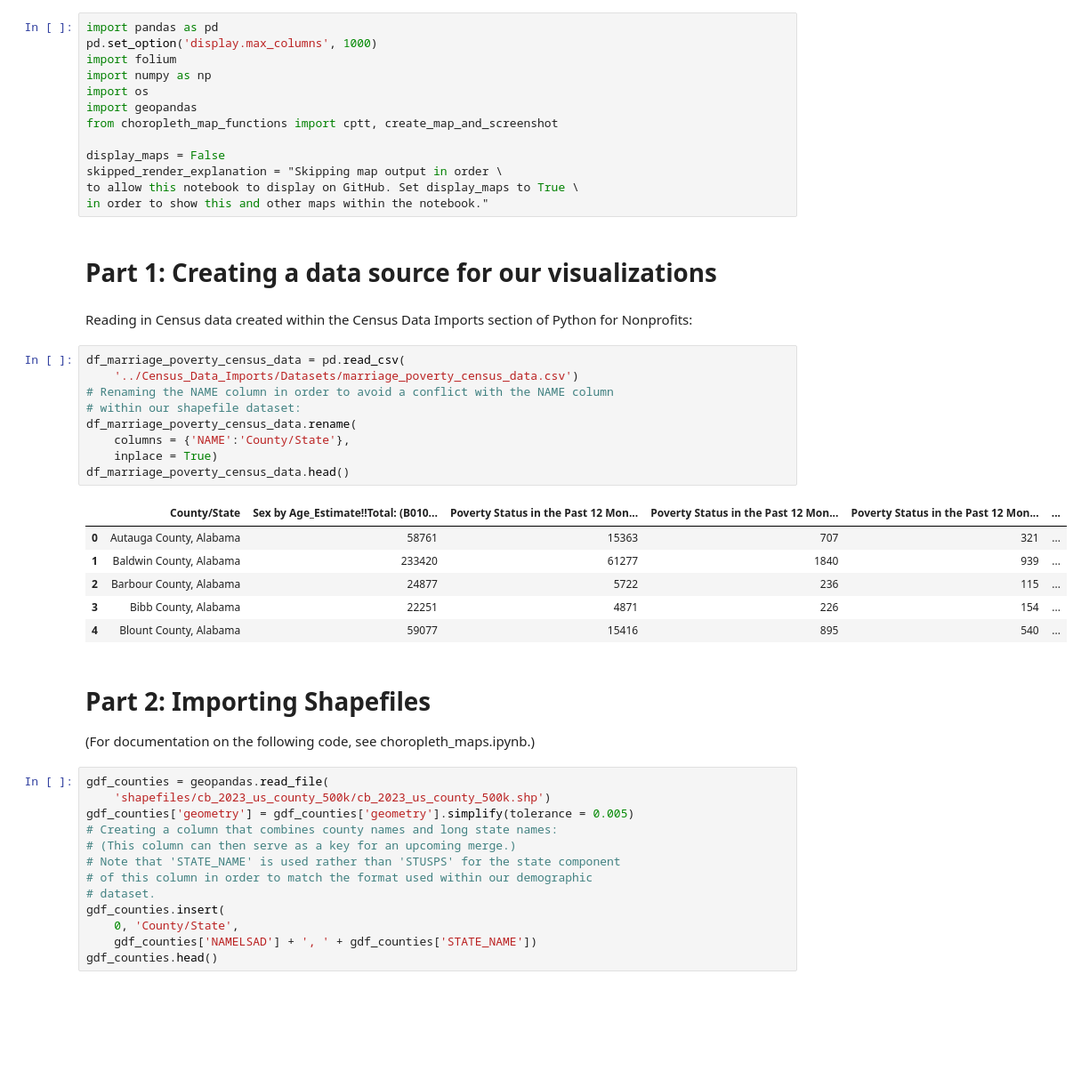
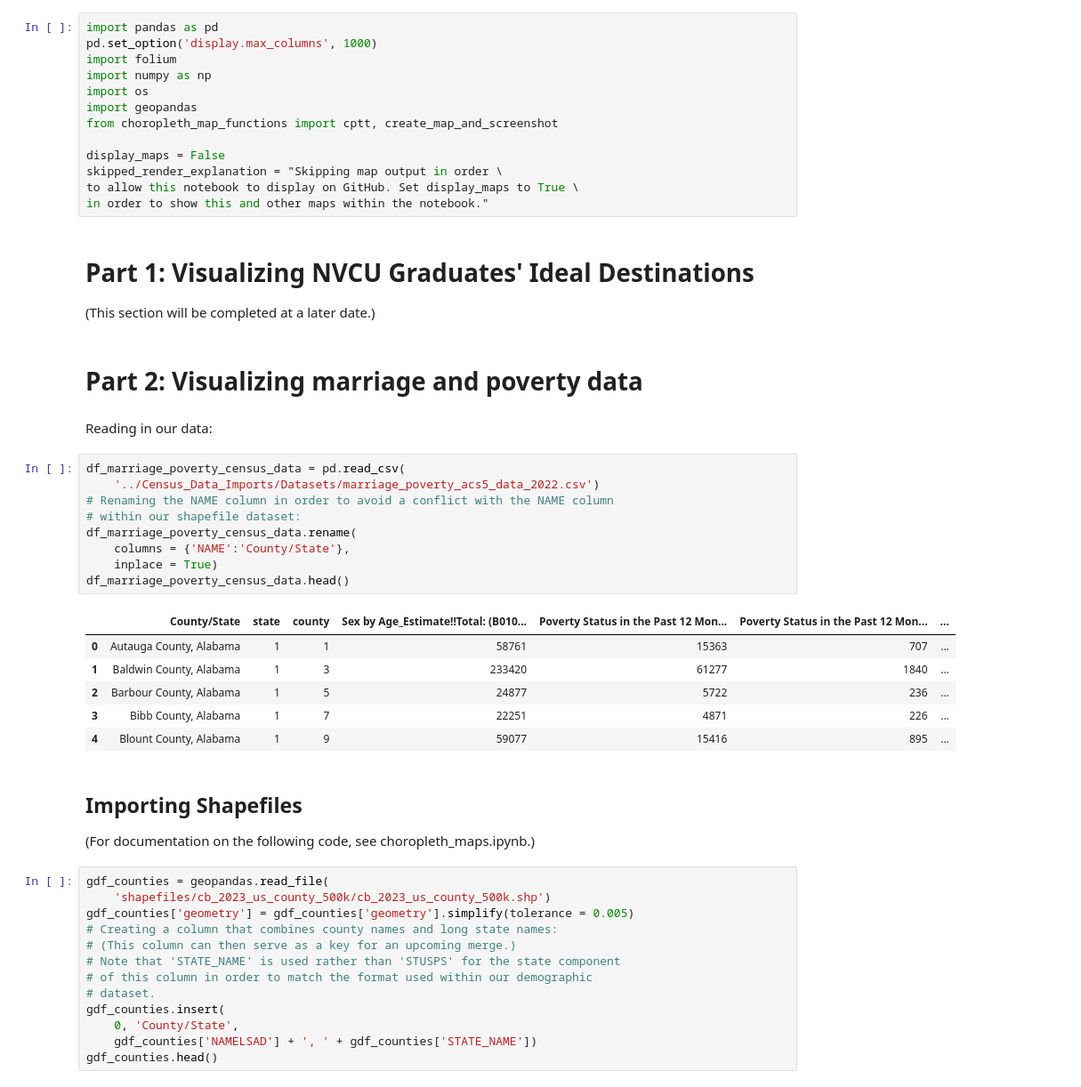
Before and after one commit to kburchfiel/pfn_2, a Jupyter notebook: Mapping/mapping_census_data.ipynb, the cells around one changed output. Shown: that part at 89% size. Drawn from its saved outputs; the diff is of its cells as text; blank space fills up the shorter version.

```diff
--- a/Mapping/mapping_census_data.ipynb
+++ b/Mapping/mapping_census_data.ipynb
@@ -21,28 +21,32 @@ display_maps = False
 skipped_render_explanation = "Skipping map output in order \
 to allow this notebook to display on GitHub. Set display_maps to True \
 in order to show this and other maps within the notebook."
+# %% [markdown]
+# Part 1: Visualizing NVCU Graduates' Ideal Destinations
+
+(This section will be completed at a later date.)
 # %% [markdown]
-# Part 1: Creating a data source for our visualizations
+# Part 2: Visualizing marriage and poverty data
 # %% [markdown]
-Reading in Census data created within the Census Data Imports section of Python for Nonprofits:
+Reading in our data:
 # %%
 df_marriage_poverty_census_data = pd.read_csv(
-    '../Census_Data_Imports/Datasets/marriage_poverty_census_data.csv')
+    '../Census_Data_Imports/Datasets/marriage_poverty_acs5_data_2022.csv')
 # Renaming the NAME column in order to avoid a conflict with the NAME column
 # within our shapefile dataset:
 df_marriage_poverty_census_data.rename(
     columns = {'NAME':'County/State'},
     inplace = True)
 df_marriage_poverty_census_data.head()
 # %% [output]
-|  | County/State | Sex by Age_Estimate!!Total: (B010... | Poverty Status in the Past 12 Mon... | Poverty Status in the Past 12 Mon... | Poverty Status in the Past 12 Mon... | ... |
-| 0 | Autauga County, Alabama | 58761 | 15363 | 707 | 321 | ... |
-| 1 | Baldwin County, Alabama | 233420 | 61277 | 1840 | 939 | ... |
-| 2 | Barbour County, Alabama | 24877 | 5722 | 236 | 115 | ... |
-| 3 | Bibb County, Alabama | 22251 | 4871 | 226 | 154 | ... |
-| 4 | Blount County, Alabama | 59077 | 15416 | 895 | 540 | ... |
+|  | County/State | state | county | Sex by Age_Estimate!!Total: (B010... | Poverty Status in the Past 12 Mon... | Poverty Status in the Past 12 Mon... | ... |
+| 0 | Autauga County, Alabama | 1 | 1 | 58761 | 15363 | 707 | ... |
+| 1 | Baldwin County, Alabama | 1 | 3 | 233420 | 61277 | 1840 | ... |
+| 2 | Barbour County, Alabama | 1 | 5 | 24877 | 5722 | 236 | ... |
+| 3 | Bibb County, Alabama | 1 | 7 | 22251 | 4871 | 226 | ... |
+| 4 | Blount County, Alabama | 1 | 9 | 59077 | 15416 | 895 | ... |
 # %% [markdown]
-# Part 2: Importing Shapefiles
+## Importing Shapefiles
 
 (For documentation on the following code, see choropleth_maps.ipynb.)
 # %%
```
Also changed, not shown: parts of 3 cells of this notebook, 13 other files.
